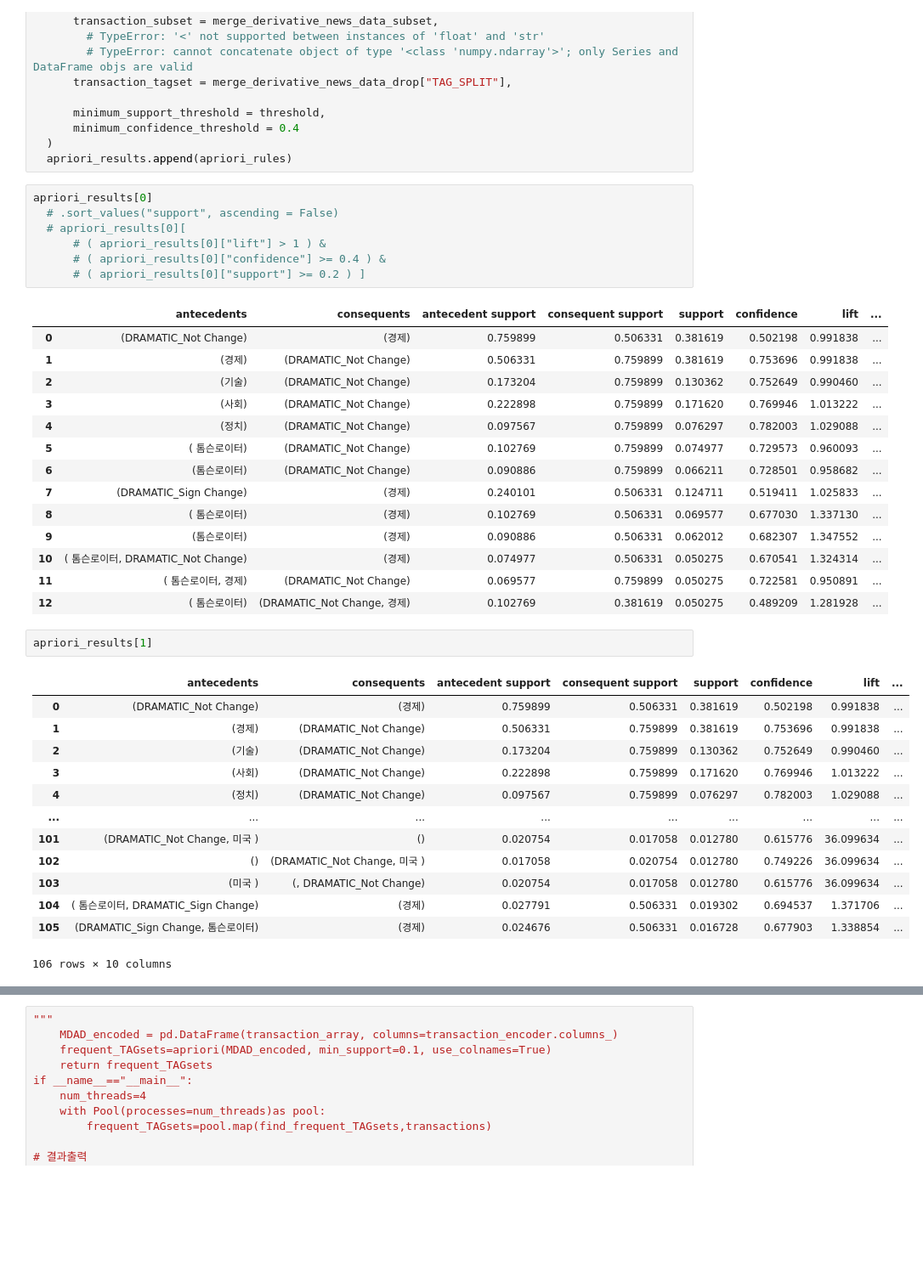
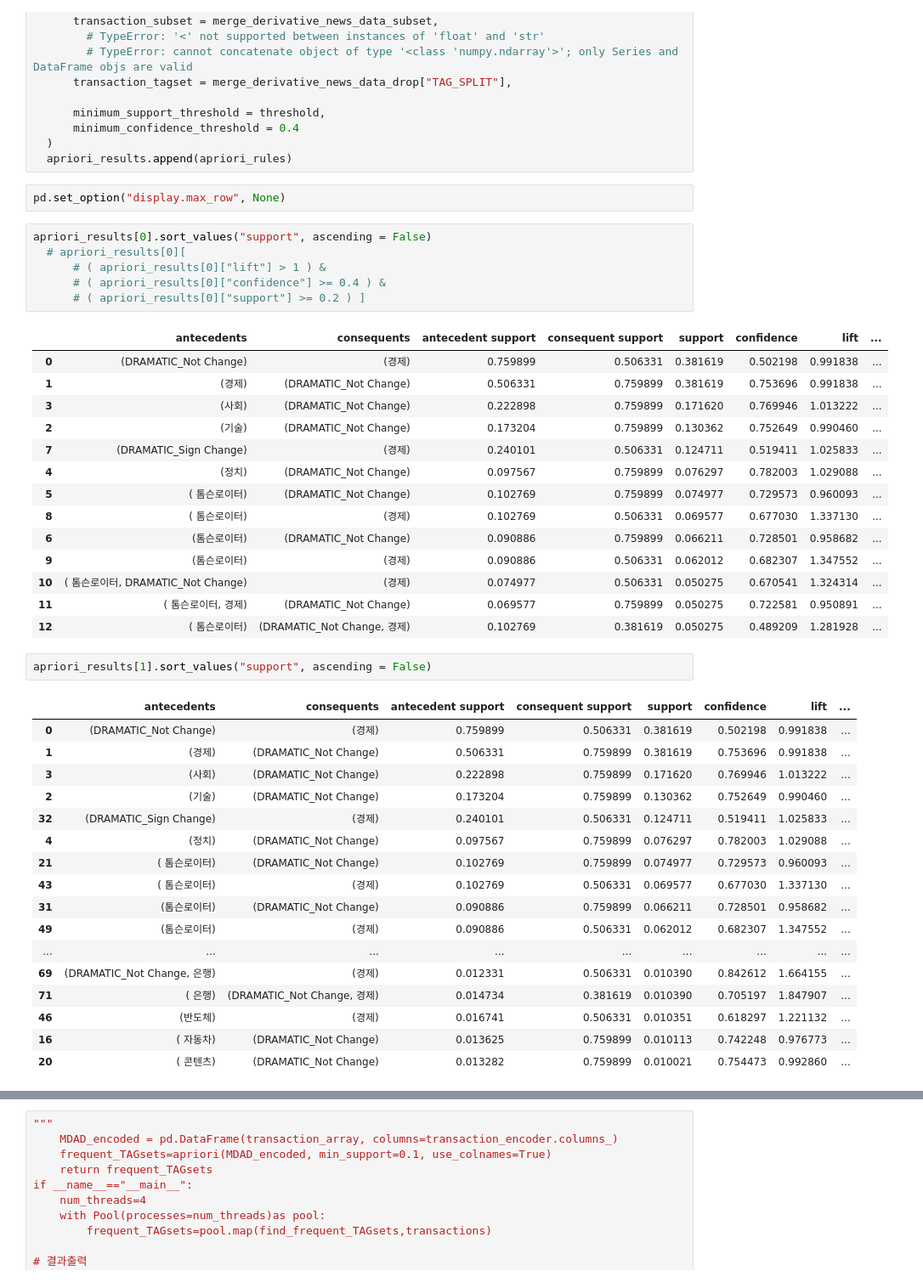
Before and after one commit to ksydata/MiraeAssetHackathon, a Jupyter notebook: [derivative_news_data]_2_AprioriRules.ipynb, the cells around one changed output, grey strips where cells are left out. Shown: that part at 85% size. Cells and saved outputs as stored; diff of their text form; blank space fills up the shorter version.

```diff
--- a/[derivative_news_data]_2_AprioriRules.ipynb
+++ b/[derivative_news_data]_2_AprioriRules.ipynb
@@ -217,9 +227,10 @@ for threshold in [0.05, 0.01, 0.005]:
       minimum_confidence_threshold = 0.4
   )
   apriori_results.append(apriori_rules)
+# %%
+pd.set_option("display.max_row", None)
 # %%
-apriori_results[0]
-  # .sort_values("support", ascending = False)
+apriori_results[0].sort_values("support", ascending = False)
   # apriori_results[0][
       # ( apriori_results[0]["lift"] > 1 ) &
       # ( apriori_results[0]["confidence"] >= 0.4 ) &
@@ -228,31 +239,35 @@ apriori_results[0]
 |  | antecedents | consequents | antecedent support | consequent support | support | confidence | lift | ... |
 | 0 | (DRAMATIC_Not Change) | (경제) | 0.759899 | 0.506331 | 0.381619 | 0.502198 | 0.991838 | ... |
 | 1 | (경제) | (DRAMATIC_Not Change) | 0.506331 | 0.759899 | 0.381619 | 0.753696 | 0.991838 | ... |
+| 3 | (사회) | (DRAMATIC_Not Change) | 0.222898 | 0.759899 | 0.171620 | 0.769946 | 1.013222 | ... |
 | 2 | (기술) | (DRAMATIC_Not Change) | 0.173204 | 0.759899 | 0.130362 | 0.752649 | 0.990460 | ... |
-| 3 | (사회) | (DRAMATIC_Not Change) | 0.222898 | 0.759899 | 0.171620 | 0.769946 | 1.013222 | ... |
+| 7 | (DRAMATIC_Sign Change) | (경제) | 0.240101 | 0.506331 | 0.124711 | 0.519411 | 1.025833 | ... |
 | 4 | (정치) | (DRAMATIC_Not Change) | 0.097567 | 0.759899 | 0.076297 | 0.782003 | 1.029088 | ... |
 | 5 | ( 톰슨로이터) | (DRAMATIC_Not Change) | 0.102769 | 0.759899 | 0.074977 | 0.729573 | 0.960093 | ... |
+| 8 | ( 톰슨로이터) | (경제) | 0.102769 | 0.506331 | 0.069577 | 0.677030 | 1.337130 | ... |
 | 6 | (톰슨로이터) | (DRAMATIC_Not Change) | 0.090886 | 0.759899 | 0.066211 | 0.728501 | 0.958682 | ... |
-| 7 | (DRAMATIC_Sign Change) | (경제) | 0.240101 | 0.506331 | 0.124711 | 0.519411 | 1.025833 | ... |
-| 8 | ( 톰슨로이터) | (경제) | 0.102769 | 0.506331 | 0.069577 | 0.677030 | 1.337130 | ... |
 | 9 | (톰슨로이터) | (경제) | 0.090886 | 0.506331 | 0.062012 | 0.682307 | 1.347552 | ... |
 | 10 | ( 톰슨로이터, DRAMATIC_Not Change) | (경제) | 0.074977 | 0.506331 | 0.050275 | 0.670541 | 1.324314 | ... |
 | 11 | ( 톰슨로이터, 경제) | (DRAMATIC_Not Change) | 0.069577 | 0.759899 | 0.050275 | 0.722581 | 0.950891 | ... |
 | 12 | ( 톰슨로이터) | (DRAMATIC_Not Change, 경제) | 0.102769 | 0.381619 | 0.050275 | 0.489209 | 1.281928 | ... |
 # %%
-apriori_results[1]
+apriori_results[1].sort_values("support", ascending = False)
 # %% [output]
 |  | antecedents | consequents | antecedent support | consequent support | support | confidence | lift | ... |
 | 0 | (DRAMATIC_Not Change) | (경제) | 0.759899 | 0.506331 | 0.381619 | 0.502198 | 0.991838 | ... |
 | 1 | (경제) | (DRAMATIC_Not Change) | 0.506331 | 0.759899 | 0.381619 | 0.753696 | 0.991838 | ... |
+| 3 | (사회) | (DRAMATIC_Not Change) | 0.222898 | 0.759899 | 0.171620 | 0.769946 | 1.013222 | ... |
 | 2 | (기술) | (DRAMATIC_Not Change) | 0.173204 | 0.759899 | 0.130362 | 0.752649 | 0.990460 | ... |
-| 3 | (사회) | (DRAMATIC_Not Change) | 0.222898 | 0.759899 | 0.171620 | 0.769946 | 1.013222 | ... |
+| 32 | (DRAMATIC_Sign Change) | (경제) | 0.240101 | 0.506331 | 0.124711 | 0.519411 | 1.025833 | ... |
 | 4 | (정치) | (DRAMATIC_Not Change) | 0.097567 | 0.759899 | 0.076297 | 0.782003 | 1.029088 | ... |
+| 21 | ( 톰슨로이터) | (DRAMATIC_Not Change) | 0.102769 | 0.759899 | 0.074977 | 0.729573 | 0.960093 | ... |
+| 43 | ( 톰슨로이터) | (경제) | 0.102769 | 0.506331 | 0.069577 | 0.677030 | 1.337130 | ... |
+| 31 | (톰슨로이터) | (DRAMATIC_Not Change) | 0.090886 | 0.759899 | 0.066211 | 0.728501 | 0.958682 | ... |
+| 49 | (톰슨로이터) | (경제) | 0.090886 | 0.506331 | 0.062012 | 0.682307 | 1.347552 | ... |
 | ... | ... | ... | ... | ... | ... | ... | ... | ... |
-| 101 | (DRAMATIC_Not Change, 미국 ) | () | 0.020754 | 0.017058 | 0.012780 | 0.615776 | 36.099634 | ... |
-| 102 | () | (DRAMATIC_Not Change, 미국 ) | 0.017058 | 0.020754 | 0.012780 | 0.749226 | 36.099634 | ... |
-| 103 | (미국 ) | (, DRAMATIC_Not Change) | 0.020754 | 0.017058 | 0.012780 | 0.615776 | 36.099634 | ... |
-| 104 | ( 톰슨로이터, DRAMATIC_Sign Change) | (경제) | 0.027791 | 0.506331 | 0.019302 | 0.694537 | 1.371706 | ... |
-| 105 | (DRAMATIC_Sign Change, 톰슨로이터) | (경제) | 0.024676 | 0.506331 | 0.016728 | 0.677903 | 1.338854 | ... |
+| 69 | (DRAMATIC_Not Change, 은행) | (경제) | 0.012331 | 0.506331 | 0.010390 | 0.842612 | 1.664155 | ... |
+| 71 | ( 은행) | (DRAMATIC_Not Change, 경제) | 0.014734 | 0.381619 | 0.010390 | 0.705197 | 1.847907 | ... |
+| 46 | (반도체) | (경제) | 0.016741 | 0.506331 | 0.010351 | 0.618297 | 1.221132 | ... |
+| 16 | ( 자동차) | (DRAMATIC_Not Change) | 0.013625 | 0.759899 | 0.010113 | 0.742248 | 0.976773 | ... |
+| 20 | ( 콘텐츠) | (DRAMATIC_Not Change) | 0.013282 | 0.759899 | 0.010021 | 0.754473 | 0.992860 | ... |
-106 rows × 10 columns
 # %%
```
Also changed, not shown: parts of 8 cells of this notebook.
